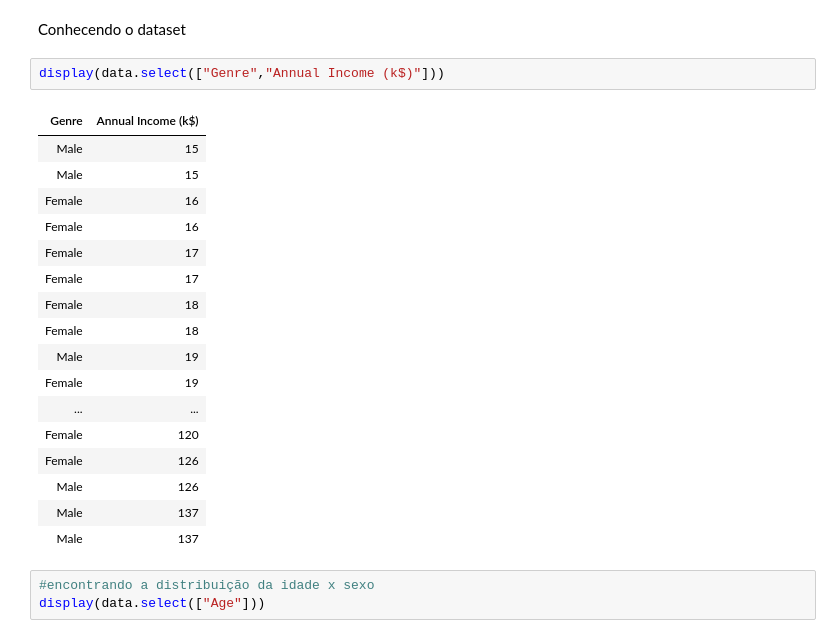
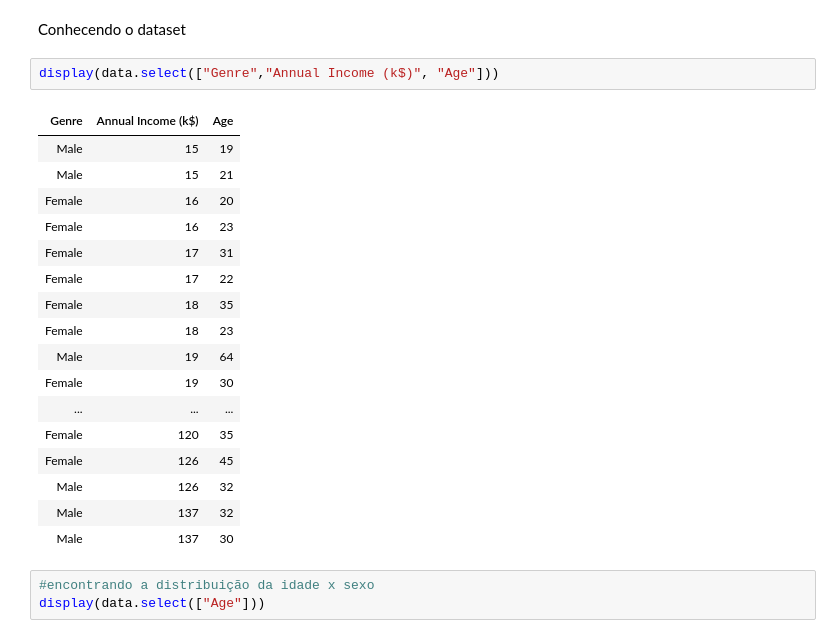
Before and after one commit to Wiryco/Bootcamp-IGTI-Analista-de-Dados, a Jupyter notebook: Módulo 4/Desafio/arquivo_teste.ipynb, the cells around one changed output. Cells and saved outputs as stored; diff of their text form.

```diff
--- a/Módulo 4/Desafio/arquivo_teste.ipynb
+++ b/Módulo 4/Desafio/arquivo_teste.ipynb
@@ -113,25 +138,25 @@ display(data_outliers)
 # %% [markdown]
 Conhecendo o dataset
 # %%
-display(data.select(["Genre","Annual Income (k$)"]))
+display(data.select(["Genre","Annual Income (k$)", "Age"]))
 # %% [output]
-| Genre | Annual Income (k$) |
-| Male | 15 |
-| Male | 15 |
-| Female | 16 |
-| Female | 16 |
-| Female | 17 |
-| Female | 17 |
-| Female | 18 |
-| Female | 18 |
-| Male | 19 |
-| Female | 19 |
-| ... | ... |
-| Female | 120 |
-| Female | 126 |
-| Male | 126 |
-| Male | 137 |
-| Male | 137 |
+| Genre | Annual Income (k$) | Age |
+| Male | 15 | 19 |
+| Male | 15 | 21 |
+| Female | 16 | 20 |
+| Female | 16 | 23 |
+| Female | 17 | 31 |
+| Female | 17 | 22 |
+| Female | 18 | 35 |
+| Female | 18 | 23 |
+| Male | 19 | 64 |
+| Female | 19 | 30 |
+| ... | ... | ... |
+| Female | 120 | 35 |
+| Female | 126 | 45 |
+| Male | 126 | 32 |
+| Male | 137 | 32 |
+| Male | 137 | 30 |
 # %%
 #encontrando a distribuição da idade x sexo
 display(data.select(["Age"]))
```
Also changed, not shown: parts of 8 cells of this notebook, 5 other files.
